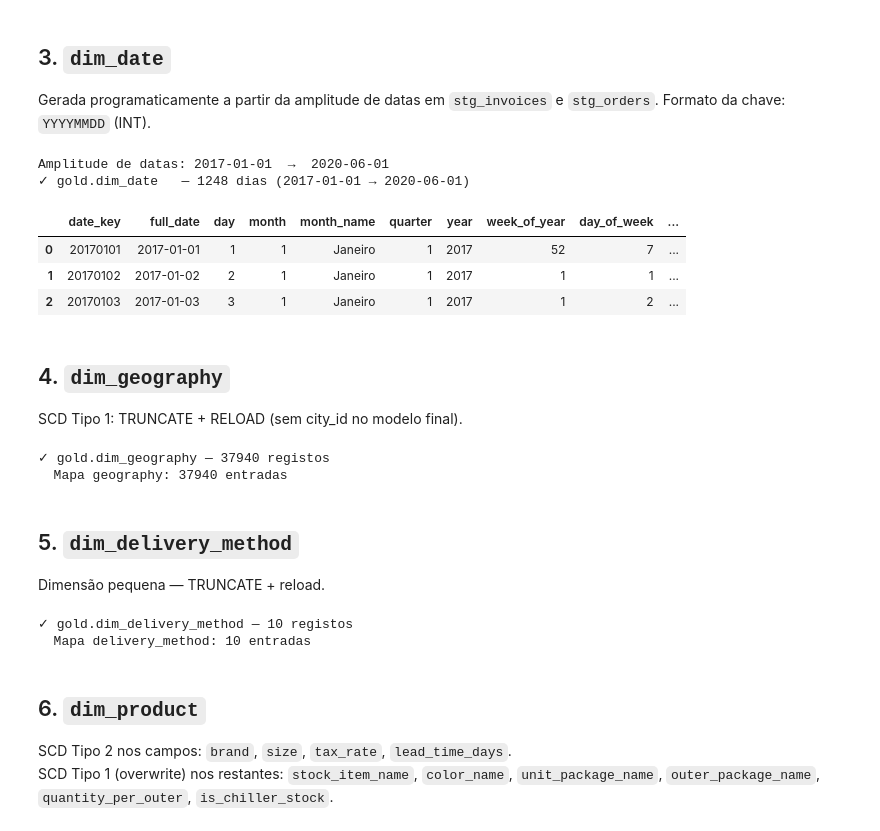
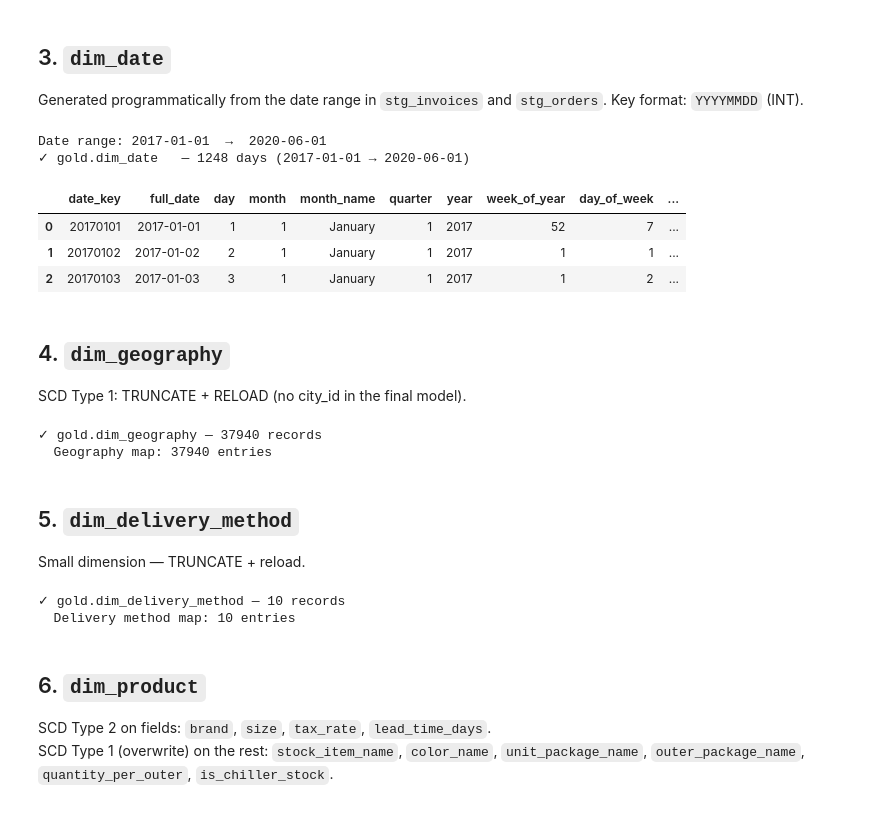
Before and after one commit to JoaoBarbosaaa/SAD-projeto1, a Jupyter notebook: notebooks/03_gold.ipynb, the cells around one changed output. Saved outputs shown, nothing was run; the diff lists cells and outputs as text; code cells hidden in the pictures.

```diff
--- a/notebooks/03_gold.ipynb
+++ b/notebooks/03_gold.ipynb
@@ -198,10 +198,10 @@ print("✓ Funções de carregamento SCD Tipo 1 e Tipo 2 definidas.")
 # %% [markdown]
 ## 3. `dim_date`
 
-Gerada programaticamente a partir da amplitude de datas em `stg_invoices` e `stg_orders`.
-Formato da chave: `YYYYMMDD` (INT).
+Generated programmatically from the date range in `stg_invoices` and `stg_orders`.
+Key format: `YYYYMMDD` (INT).
 # %%
-# Determinar amplitude de datas (incluir expected_delivery_date)
+# Determine date range (include expected_delivery_date)
 sql_min_max = """
     SELECT
         LEAST(
@@ -219,68 +219,68 @@ sql_min_max = """
 with engine_dwh.connect() as conn:
     row = conn.execute(text(sql_min_max)).fetchone()
 
-date_min = row[0] if row[0] else date(2013, 1, 1)
-date_max = row[1] if row[1] else date(2016, 12, 31)
+date_min = row[0] if row and row[0] else date(2013, 1, 1)
+date_max = row[1] if row and row[1] else date(2016, 12, 31)
 
-print(f"Amplitude de datas: {date_min}  →  {date_max}")
+print(f"Date range: {date_min}  →  {date_max}")
 
-# Gerar calendário
-day_names_pt = ["Segunda", "Terça", "Quarta", "Quinta", "Sexta", "Sábado", "Domingo"]
-month_names_pt = ["", "Janeiro", "Fevereiro", "Março", "Abril", "Maio", "Junho",
-                  "Julho", "Agosto", "Setembro", "Outubro", "Novembro", "Dezembro"]
+# Generate calendar
+day_names_en = ["Monday", "Tuesday", "Wednesday", "Thursday", "Friday", "Saturday", "Sunday"]
+month_names_en = ["", "January", "February", "March", "April", "May", "June",
+                  "July", "August", "September", "October", "November", "December"]
 
 date_range = pd.date_range(start=date_min, end=date_max, freq="D")
 
 df_date = pd.DataFrame({"full_date": date_range.date})
 df_date["date_key"]     = pd.to_datetime(df_date["full_date"]).dt.strftime("%Y%m%d").astype(int)
 df_date["day"]          = pd.to_datetime(df_date["full_date"]).dt.day
 df_date["month"]        = pd.to_datetime(df_date["full_date"]).dt.month
-df_date["month_name"]   = df_date["month"].map(lambda m: month_names_pt[m])
+df_date["month_name"]   = df_date["month"].map(lambda m: month_names_en[int(m)])  # type: ignore[arg-type]
 df_date["quarter"]      = pd.to_datetime(df_date["full_date"]).dt.quarter
 df_date["year"]         = pd.to_datetime(df_date["full_date"]).dt.year
 df_date["week_of_year"] = pd.to_datetime(df_date["full_date"]).dt.isocalendar().week.astype(int)
-df_date["day_of_week"]  = pd.to_datetime(df_date["full_date"]).dt.weekday + 1  # 1=Segunda
+df_date["day_of_week"]  = pd.to_datetime(df_date["full_date"]).dt.weekday + 1  # 1=Monday
 df_date["day_name"]     = (pd.to_datetime(df_date["full_date"]).dt.weekday
-                           .map(lambda d: day_names_pt[d]))
+                           .map(lambda d: day_names_en[int(d)]))  # type: ignore[arg-type]
 df_date["is_weekend"]   = df_date["day_of_week"] >= 6
-df_date["is_holiday"]   = False  # sem dados de feriados na fonte
+df_date["is_holiday"]   = False  # no holiday data in the source
 
 df_date = df_date[[
     "date_key", "full_date", "day", "month", "month_name",
     "quarter", "year", "week_of_year", "day_of_week", "day_name",
     "is_weekend", "is_holiday"
 ]]
 
-# Inserir na gold (TRUNCATE CASCADE + reload)
+# Insert into gold (TRUNCATE CASCADE + reload)
 with engine_dwh.begin() as conn:
     conn.execute(text("TRUNCATE TABLE gold.dim_date CASCADE"))
     df_date.to_sql("dim_date", conn, schema="gold", if_exists="append", index=False)
 
-print(f"✓ gold.dim_date   — {len(df_date)} dias ({date_min} → {date_max})")
+print(f"✓ gold.dim_date   — {len(df_date)} days ({date_min} → {date_max})")
 df_date.head(3)
 # %% [output]
-Amplitude de datas: 2017-01-01  →  2020-06-01
-✓ gold.dim_date   — 1248 dias (2017-01-01 → 2020-06-01)
+Date range: 2017-01-01  →  2020-06-01
+✓ gold.dim_date   — 1248 days (2017-01-01 → 2020-06-01)
 |  | date_key | full_date | day | month | month_name | quarter | year | week_of_year | day_of_week | ... |
-| 0 | 20170101 | 2017-01-01 | 1 | 1 | Janeiro | 1 | 2017 | 52 | 7 | ... |
-| 1 | 20170102 | 2017-01-02 | 2 | 1 | Janeiro | 1 | 2017 | 1 | 1 | ... |
-| 2 | 20170103 | 2017-01-03 | 3 | 1 | Janeiro | 1 | 2017 | 1 | 2 | ... |
+| 0 | 20170101 | 2017-01-01 | 1 | 1 | January | 1 | 2017 | 52 | 7 | ... |
+| 1 | 20170102 | 2017-01-02 | 2 | 1 | January | 1 | 2017 | 1 | 1 | ... |
+| 2 | 20170103 | 2017-01-03 | 3 | 1 | January | 1 | 2017 | 1 | 2 | ... |
 # %% [markdown]
 ## 4. `dim_geography`
 
-SCD Tipo 1: TRUNCATE + RELOAD (sem city_id no modelo final).
+SCD Type 1: TRUNCATE + RELOAD (no city_id in the final model).
 # %%
 with engine_dwh.connect() as conn:
     df_geo = pd.read_sql(text("SELECT * FROM silver.stg_geography"), conn)
 
-# Gold dim_geography: sem city_id e sem sales_territory
+# Gold dim_geography: no city_id and no sales_territory
 gold_geo = df_geo[["city_name", "state_province_name", "country_name"]].copy()
 
 n = load_scd1_truncate(gold_geo, "dim_geography")
-print(f"✓ gold.dim_geography — {n} registos")
+print(f"✓ gold.dim_geography — {n} records")
 
-# Mapa city_id → geography_key para lookups posteriores
-# Juntar silver (com city_id) com gold (com geography_key) via nomes
+# Map city_id → geography_key for later lookups
+# Join silver (with city_id) with gold (with geography_key) via names
 with engine_dwh.connect() as conn:
     df_gold_geo = pd.read_sql(text("SELECT geography_key, city_name, state_province_name, country_name FROM gold.dim_geography"), conn)
 
@@ -289,14 +289,14 @@ geo_lookup = df_geo[["city_id", "city_name", "state_province_name", "country_nam
 ).drop_duplicates("city_id")
 
 geo_map = dict(zip(geo_lookup["city_id"], geo_lookup["geography_key"]))
-print(f"  Mapa geography: {len(geo_map)} entradas")
+print(f"  Geography map: {len(geo_map)} entries")
 # %% [output]
-✓ gold.dim_geography — 37940 registos
-  Mapa geography: 37940 entradas
+✓ gold.dim_geography — 37940 records
+  Geography map: 37940 entries
 # %% [markdown]
 ## 5. `dim_delivery_method`
 
-Dimensão pequena — TRUNCATE + reload.
+Small dimension — TRUNCATE + reload.
 # %%
 with engine_dwh.connect() as conn:
     df_dm = pd.read_sql(text("SELECT * FROM silver.stg_delivery_methods"), conn)
@@ -304,18 +304,18 @@ with engine_dwh.connect() as conn:
 gold_dm = df_dm[["delivery_method_id", "delivery_method_name"]].copy()
 
 n = load_scd1_truncate(gold_dm, "dim_delivery_method")
-print(f"✓ gold.dim_delivery_method — {n} registos")
+print(f"✓ gold.dim_delivery_method — {n} records")
 
 dm_map = get_surrogate_map("dim_delivery_method", "delivery_method_id", "delivery_method_key")
-print(f"  Mapa delivery_method: {len(dm_map)} entradas")
+print(f"  Delivery method map: {len(dm_map)} entries")
 # %% [output]
-✓ gold.dim_delivery_method — 10 registos
-  Mapa delivery_method: 10 entradas
+✓ gold.dim_delivery_method — 10 records
+  Delivery method map: 10 entries
 # %% [markdown]
 ## 6. `dim_product`
 
-SCD Tipo 2 nos campos: `brand`, `size`, `tax_rate`, `lead_time_days`.
-SCD Tipo 1 (overwrite) nos restantes: `stock_item_name`, `color_name`, `unit_package_name`, `outer_package_name`, `quantity_per_outer`, `is_chiller_stock`.
+SCD Type 2 on fields: `brand`, `size`, `tax_rate`, `lead_time_days`.
+SCD Type 1 (overwrite) on the rest: `stock_item_name`, `color_name`, `unit_package_name`, `outer_package_name`, `quantity_per_outer`, `is_chiller_stock`.
 # %%
 with engine_dwh.connect() as conn:
     df_prod = pd.read_sql(text("SELECT * FROM silver.stg_products"), conn)
```
Also changed, not shown: parts of 20 cells of this notebook, 3 other files.
